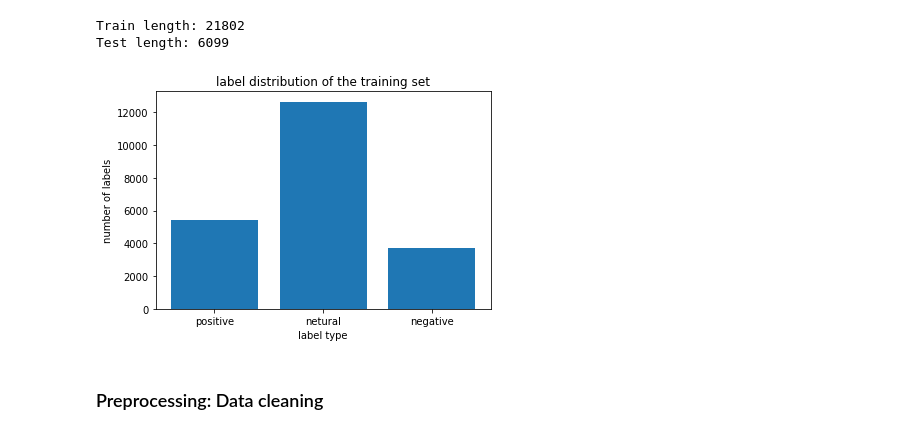
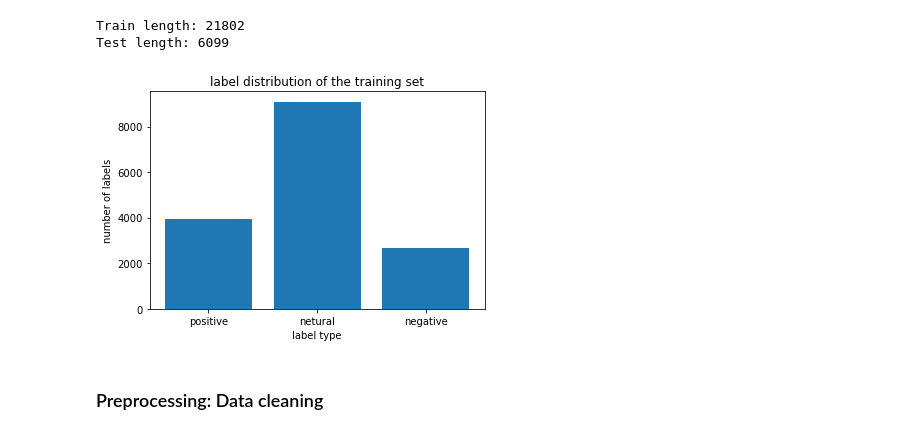
Before and after one commit to RicardoXXXXXX/Tweet-s-sentiment-prediction, a Jupyter notebook: COMP30027-Assignment2 (new).ipynb, the cells around one changed output. Drawn from its saved outputs; the diff is of its cells as text; code cells hidden in the pictures.

```diff
--- a/COMP30027-Assignment2 (new).ipynb
+++ b/COMP30027-Assignment2 (new).ipynb
@@ -77,21 +77,20 @@ print("Test length:",len(X_test_raw))
 # %% [output]
 Train length: 21802
 Test length: 6099
-# %%
-
-counter = dict(collections.Counter(Y_train))
-label = ['positive','netural','negative']
-data = [counter['positive'],counter['neutral'],counter['negative']]
-plt.bar(label, data)
-plt.title('label distribution of the training set')
-plt.xlabel('label type')
-plt.ylabel('number of labels')
-plt.show()
-# %% [output]
-[figure, removed]
 # %%
 #Split data
 X_train,X_valid,y_train,y_valid = train_test_split(X_train_raw,Y_train,test_size=0.28, random_state=30027)
+# %%
+counter = dict(collections.Counter(y_train))
+label = ['positive','netural','negative']
+data = [counter['positive'],counter['neutral'],counter['negative']]
+plt.bar(label, data)
+plt.title('label distribution of the training set')
+plt.xlabel('label type')
+plt.ylabel('number of labels')
+plt.show()
+# %% [output]
+[figure, added]
 # %% [markdown]
 ### Preprocessing: Data cleaning
 # %%
```
Also changed, not shown: parts of 5 cells of this notebook.
